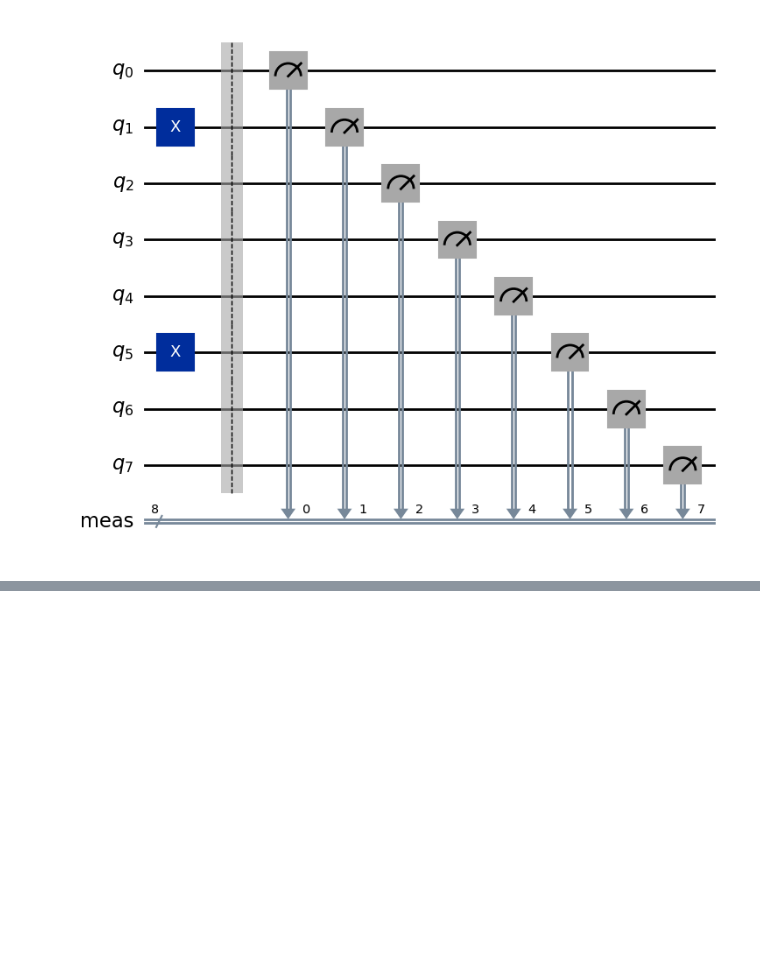
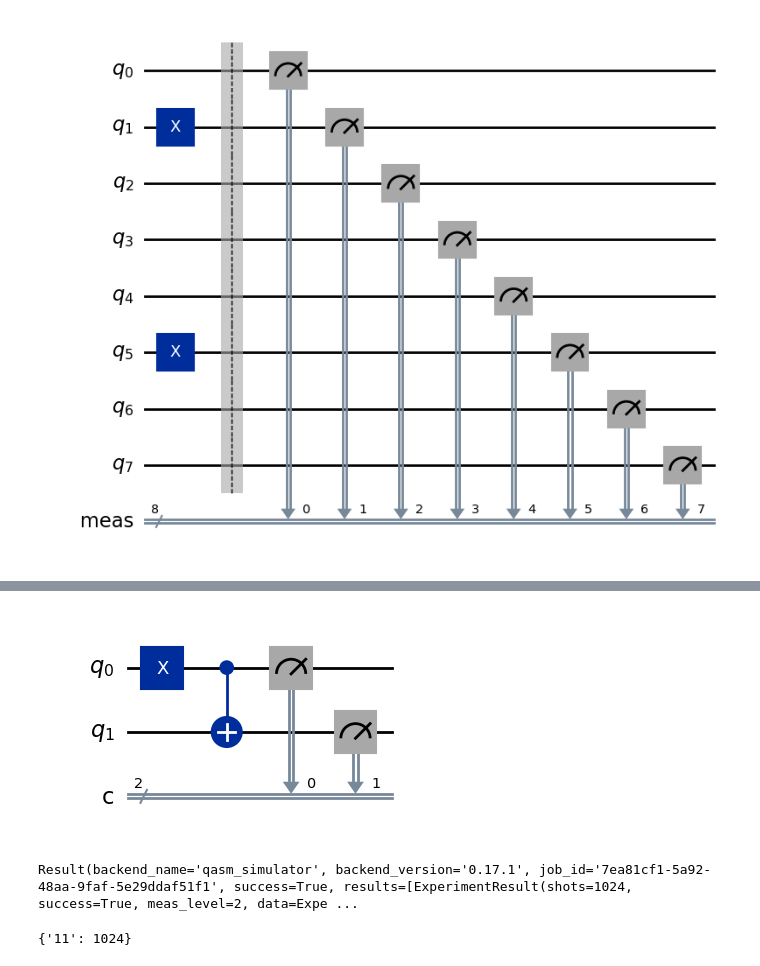
Before and after one commit to ram-polisetti/qiskit, a Jupyter notebook: Fundamentals.ipynb, the cells around one changed output, grey strips where cells are left out. Saved outputs shown, nothing was run; the diff lists cells and outputs as text; code cells hidden in the pictures; blank space fills up the shorter version.

Commit message:
implement controlled not gate with measure

```diff
--- a/Fundamentals.ipynb
+++ b/Fundamentals.ipynb
@@ -491,0 +498,9 @@ qc_encode.draw(output='mpl')
+# %%
+qc = QuantumCircuit(2, 2)
+qc.x(0)
+qc.cx(0, 1)
+qc.measure(0, 0)
+qc.measure(1, 1)
+qc.draw(output='mpl')
+# %% [output]
+[figure, added]
@@ -491,0 +509,8 @@ qc_encode.draw(output='mpl')
+# %%
+job.result()
+# %% [output]
+Result(backend_name='qasm_simulator', backend_version='0.17.1', job_id='7ea81cf1-5a92-48aa-9faf-5e29ddaf51f1', success=True, results=[ExperimentResult(shots=1024, success=True, meas_level=2, data=Expe ...
+# %%
+job.result().get_counts()
+# %% [output]
+{'11': 1024}
```
Also changed, not shown: parts of 2 cells of this notebook.
